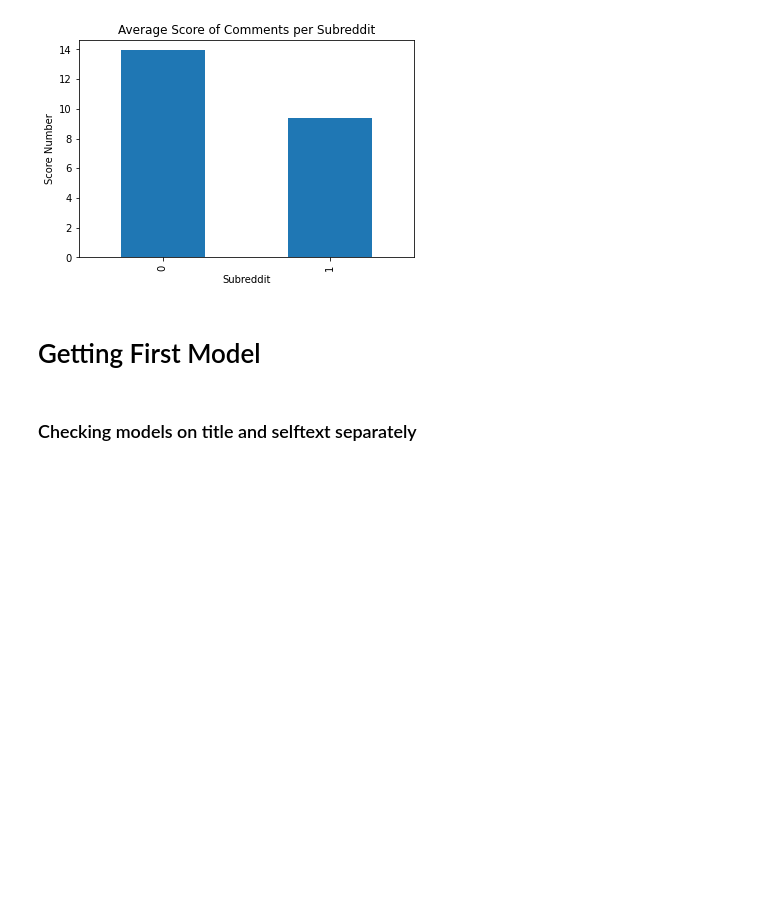
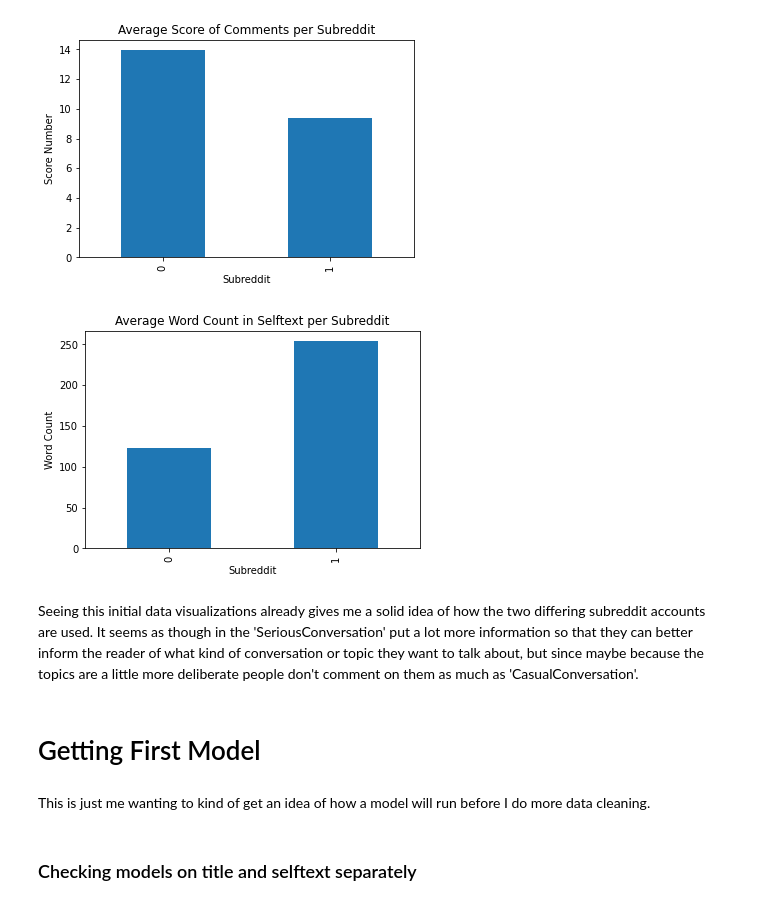
Before and after one commit to roycephillipsjr/GA_project_3_Reddit_Classification, a Jupyter notebook: 02_Data_Cleaning_EDA.ipynb, the cells around one changed output. Drawn from its saved outputs; the diff is of its cells as text; code cells hidden in the pictures; blank space fills up the shorter version.

```diff
--- a/02_Data_Cleaning_EDA.ipynb
+++ b/02_Data_Cleaning_EDA.ipynb
@@ -203,8 +221,19 @@ plt.ylabel('Score Number')
 plt.xlabel('Subreddit');
 # %% [output]
 [figure]
+# %%
+df_reddit.groupby('subreddit')['word_count_selftext'].mean().plot(kind='bar')
+plt.title('Average Word Count in Selftext per Subreddit')
+plt.ylabel('Word Count')
+plt.xlabel('Subreddit');
+# %% [output]
+[figure, added]
+# %% [markdown]
+Seeing this initial data visualizations already gives me a solid idea of how the two differing subreddit accounts are used. It seems as though in the 'SeriousConversation' put a lot more information so that they can better inform the reader of what kind of conversation or topic they want to talk about, but since maybe because the topics are a little more deliberate people don't comment on them as much as 'CasualConversation'.
 # %% [markdown]
 # Getting First Model
+# %% [markdown]
+This is just me wanting to kind of get an idea of how a model will run before I do more data cleaning.
 # %% [markdown]
 ### Checking models on title and selftext separately
 # %%
```
Also changed, not shown: parts of 14 cells of this notebook, 9 other files.
